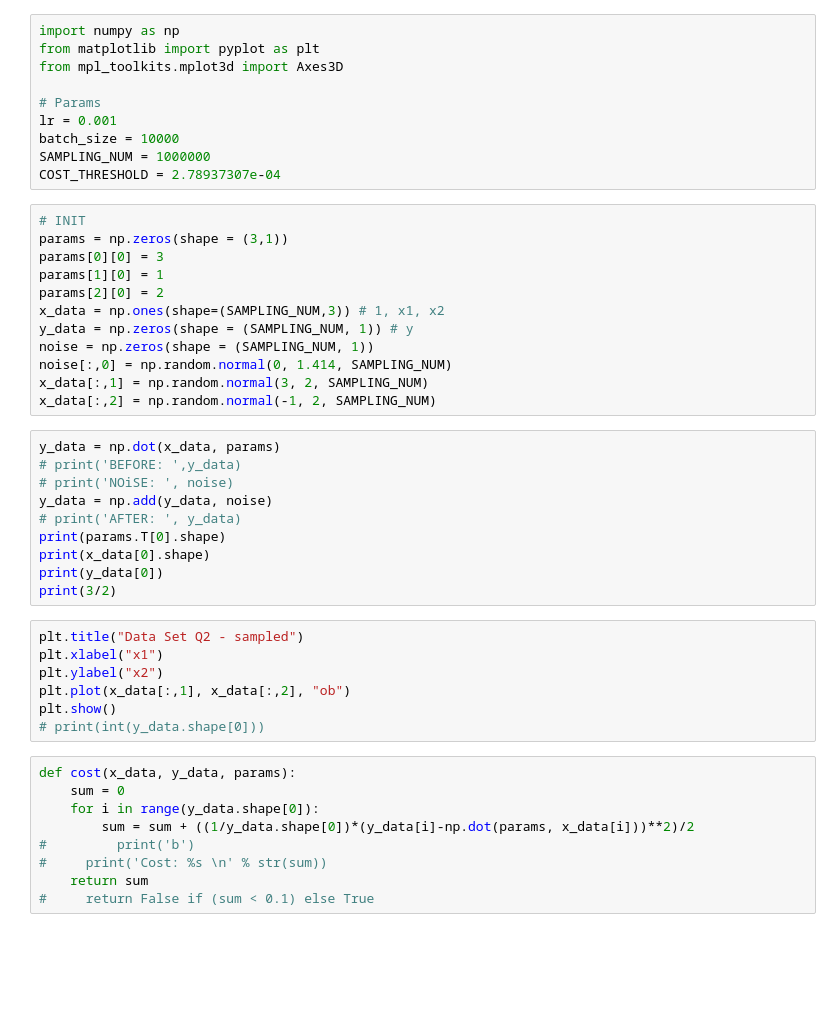
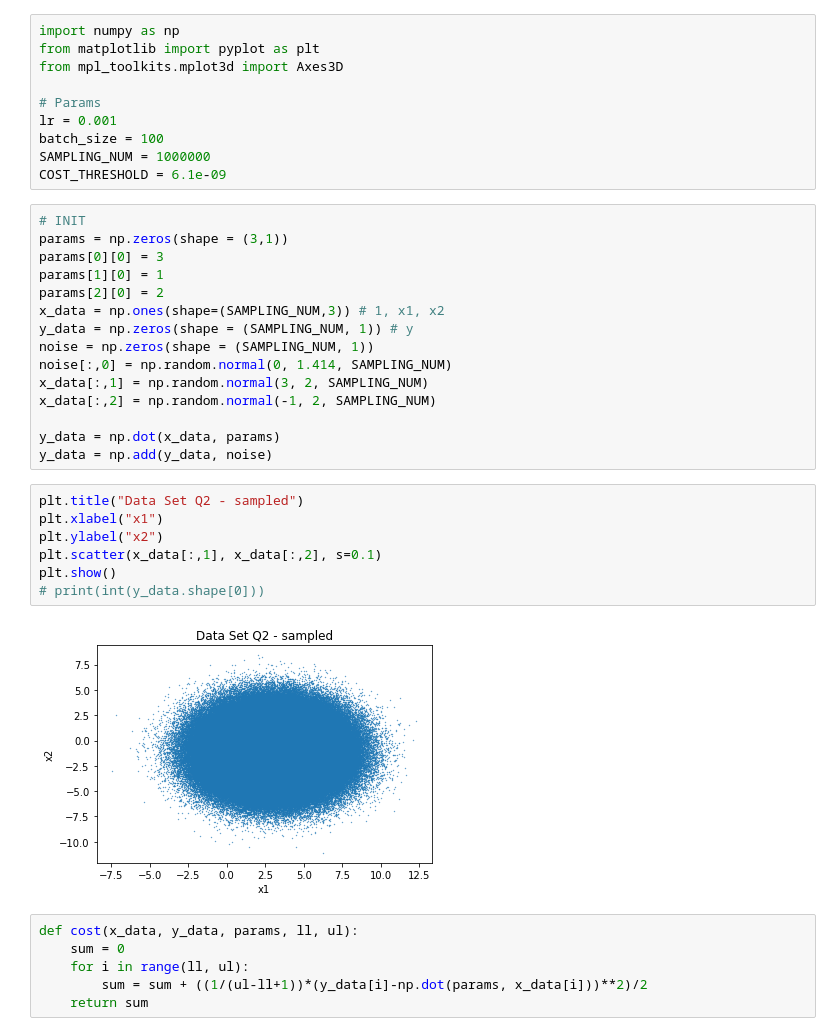
Before and after one commit to karan469/Machine-Learning-COL774, a Jupyter notebook: q2/q2_c.ipynb, the cells around one changed output. Drawn from its saved outputs; the diff is of its cells as text; blank space fills up the shorter version.

```diff
--- a/q2/q2_c.ipynb
+++ b/q2/q2_c.ipynb
@@ -5,9 +5,9 @@ from mpl_toolkits.mplot3d import Axes3D
 
 # Params
 lr = 0.001
-batch_size = 10000
+batch_size = 100
 SAMPLING_NUM = 1000000
-COST_THRESHOLD = 2.78937307e-04
+COST_THRESHOLD = 6.1e-09
 # %%
 # INIT
 params = np.zeros(shape = (3,1))
@@ -20,32 +20,24 @@ noise = np.zeros(shape = (SAMPLING_NUM, 1))
 noise[:,0] = np.random.normal(0, 1.414, SAMPLING_NUM)
 x_data[:,1] = np.random.normal(3, 2, SAMPLING_NUM)
 x_data[:,2] = np.random.normal(-1, 2, SAMPLING_NUM)
+
+y_data = np.dot(x_data, params)
+y_data = np.add(y_data, noise)
-# %%
-y_data = np.dot(x_data, params)
-# print('BEFORE: ',y_data)
-# print('NOiSE: ', noise)
-y_data = np.add(y_data, noise)
-# print('AFTER: ', y_data)
-print(params.T[0].shape)
-print(x_data[0].shape)
-print(y_data[0])
-print(3/2)
 # %%
 plt.title("Data Set Q2 - sampled")
 plt.xlabel("x1")
 plt.ylabel("x2")
-plt.plot(x_data[:,1], x_data[:,2], "ob")
+plt.scatter(x_data[:,1], x_data[:,2], s=0.1)
 plt.show()
 # print(int(y_data.shape[0]))
+# %% [output]
+[figure, added]
 # %%
-def cost(x_data, y_data, params):
+def cost(x_data, y_data, params, ll, ul):
     sum = 0
-    for i in range(y_data.shape[0]):
-        sum = sum + ((1/y_data.shape[0])*(y_data[i]-np.dot(params, x_data[i]))**2)/2
-#         print('b')
-#     print('Cost: %s \n' % str(sum))
+    for i in range(ll, ul):
+        sum = sum + ((1/(ul-ll+1))*(y_data[i]-np.dot(params, x_data[i]))**2)/2
     return sum
-#     return False if (sum < 0.1) else True
 # %%
 from os import system
 from IPython.display import clear_output
```
Also changed, not shown: parts of 9 cells of this notebook, 2 other files.
